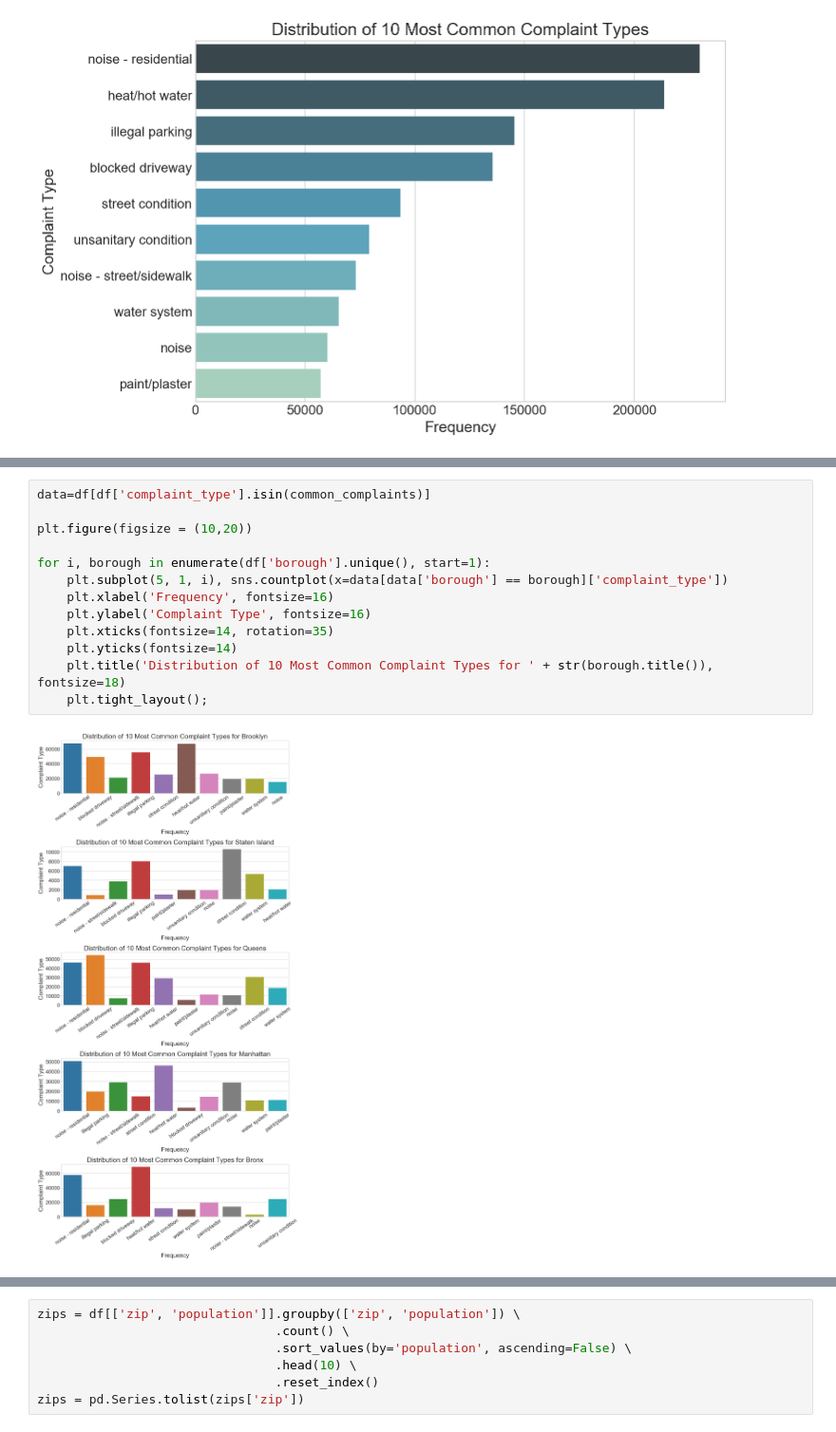
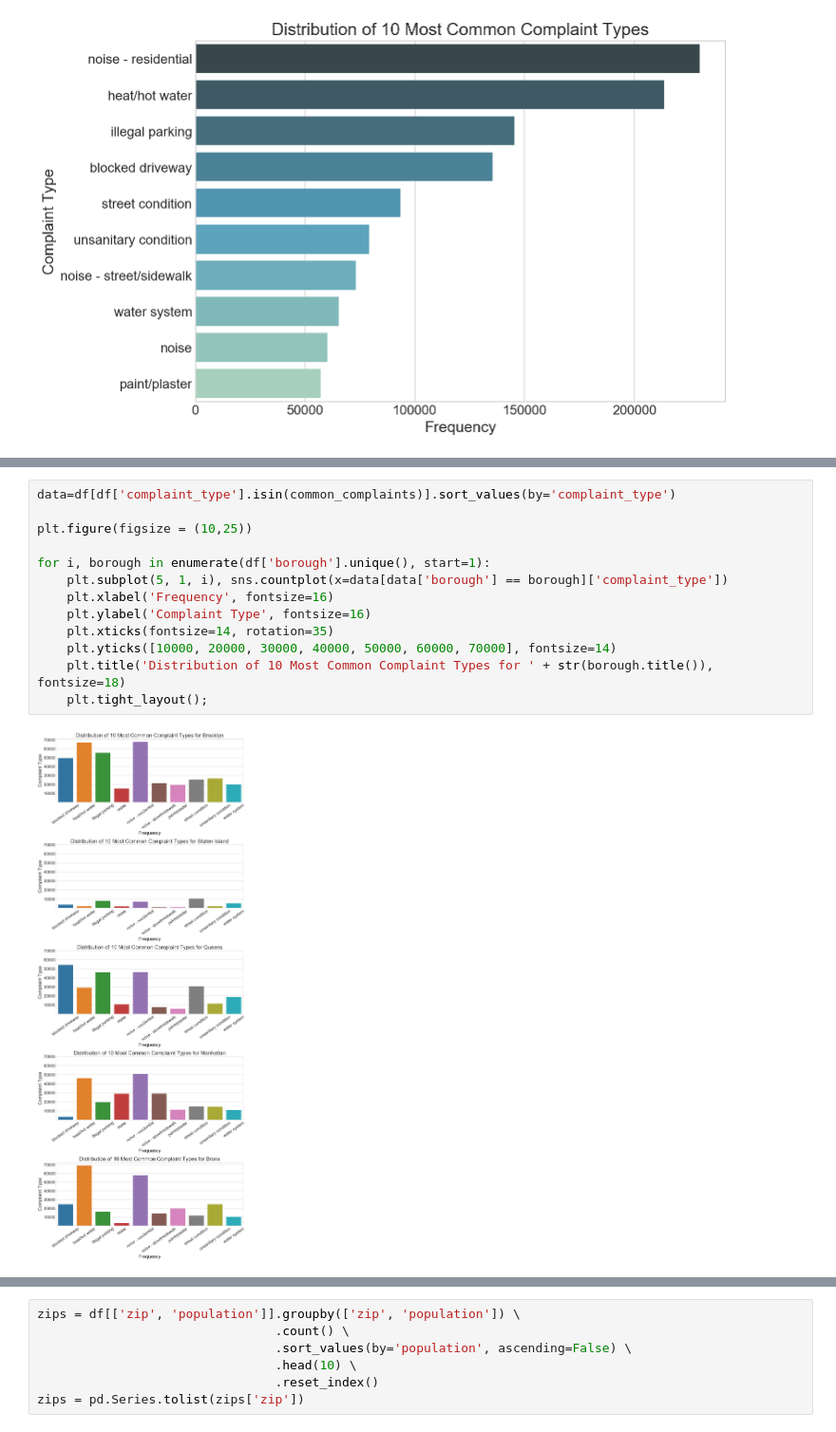
Before and after one commit to SeanTurner026/dbrs-coding-test, a Jupyter notebook: Analysis.ipynb, the cells around one changed output, grey strips where cells are left out. Shown at 95% size. Drawn from its saved outputs; the diff is of its cells as text.

```diff
--- a/Analysis.ipynb
+++ b/Analysis.ipynb
@@ -262,16 +266,16 @@ plt.title('Distribution of 10 Most Common Complaint Types', fontsize=18);
 # %%
-data=df[df['complaint_type'].isin(common_complaints)]
+data=df[df['complaint_type'].isin(common_complaints)].sort_values(by='complaint_type')
 
-plt.figure(figsize = (10,20))
+plt.figure(figsize = (10,25))
 
 for i, borough in enumerate(df['borough'].unique(), start=1):
     plt.subplot(5, 1, i), sns.countplot(x=data[data['borough'] == borough]['complaint_type'])
     plt.xlabel('Frequency', fontsize=16)
     plt.ylabel('Complaint Type', fontsize=16)
     plt.xticks(fontsize=14, rotation=35)
-    plt.yticks(fontsize=14)
+    plt.yticks([10000, 20000, 30000, 40000, 50000, 60000, 70000], fontsize=14)
     plt.title('Distribution of 10 Most Common Complaint Types for ' + str(borough.title()), fontsize=18)
     plt.tight_layout();
 # %% [output]
-[figure, old version]
+[figure, new version]
 # %% [markdown]
```
Also changed, not shown: parts of 68 cells of this notebook.
